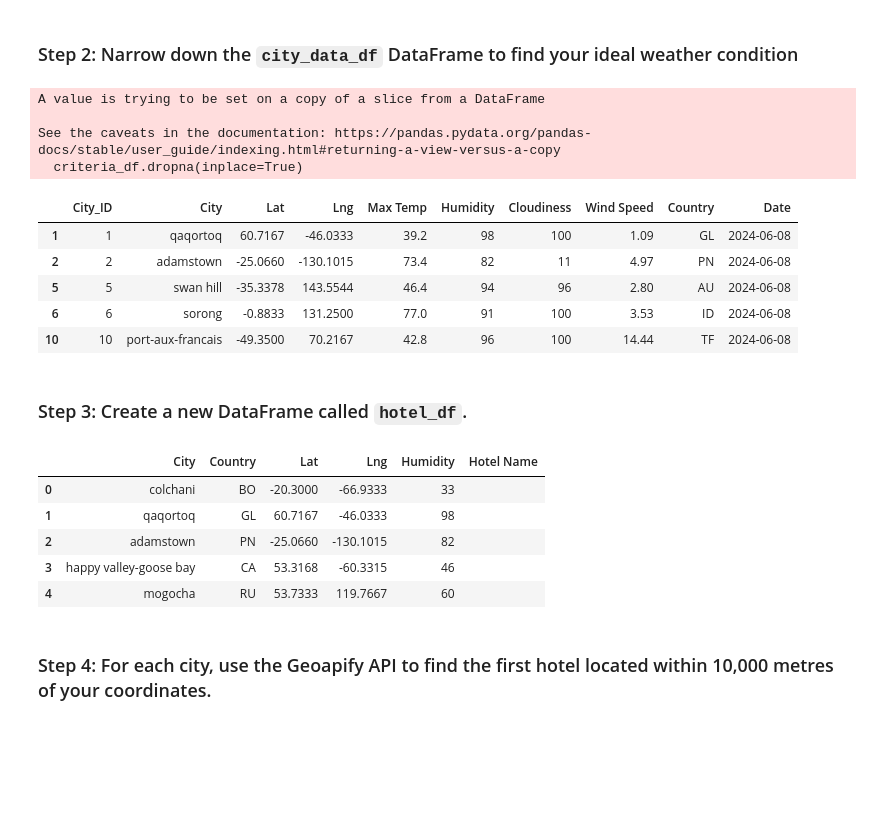
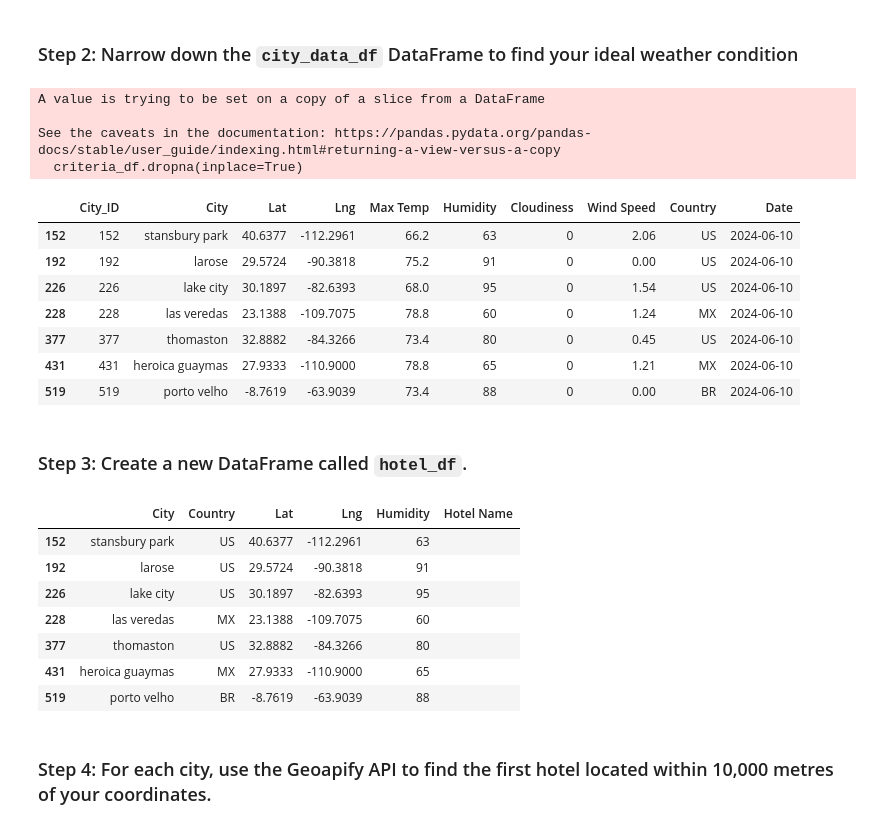
Before and after one commit to kimmiekc/python-api-challenge, a Jupyter notebook: WeatherPy/VacationPy.ipynb, the cells around one changed output. Cells and saved outputs as stored; diff of their text form; code cells hidden in the pictures; blank space fills up the shorter version.

```diff
--- a/WeatherPy/VacationPy.ipynb
+++ b/WeatherPy/VacationPy.ipynb
@@ -56,42 +53,53 @@ map_plot
 ### Step 2: Narrow down the `city_data_df` DataFrame to find your ideal weather condition
 # %%
 # Narrow down cities that fit criteria (for example, humidity > 70 and max temp < 90)
-criteria_df = city_data_df[(city_data_df['Humidity'] > 70) & (city_data_df['Max Temp'] < 90)]
+criteria_df = city_data_df[
+    (city_data_df['Humidity'] > 50) &
+    (city_data_df['Max Temp'] > 65) &
+    (city_data_df['Max Temp'] < 90) &
+    (city_data_df['Wind Speed'] < 2.5) &
+    (city_data_df['Cloudiness'] == 0)
+]
+
 
 # Drop any rows with null values
 criteria_df.dropna(inplace=True)
 
 # Display sample data
-criteria_df.head()
+criteria_df
 # %% [output]
 A value is trying to be set on a copy of a slice from a DataFrame
 
 See the caveats in the documentation: https://pandas.pydata.org/pandas-docs/stable/user_guide/indexing.html#returning-a-view-versus-a-copy
   criteria_df.dropna(inplace=True)
 |  | City_ID | City | Lat | Lng | Max Temp | Humidity | Cloudiness | Wind Speed | Country | Date |
-| 1 | 1 | qaqortoq | 60.7167 | -46.0333 | 39.2 | 98 | 100 | 1.09 | GL | 2024-06-08 |
-| 2 | 2 | adamstown | -25.0660 | -130.1015 | 73.4 | 82 | 11 | 4.97 | PN | 2024-06-08 |
-| 5 | 5 | swan hill | -35.3378 | 143.5544 | 46.4 | 94 | 96 | 2.80 | AU | 2024-06-08 |
-| 6 | 6 | sorong | -0.8833 | 131.2500 | 77.0 | 91 | 100 | 3.53 | ID | 2024-06-08 |
-| 10 | 10 | port-aux-francais | -49.3500 | 70.2167 | 42.8 | 96 | 100 | 14.44 | TF | 2024-06-08 |
+| 152 | 152 | stansbury park | 40.6377 | -112.2961 | 66.2 | 63 | 0 | 2.06 | US | 2024-06-10 |
+| 192 | 192 | larose | 29.5724 | -90.3818 | 75.2 | 91 | 0 | 0.00 | US | 2024-06-10 |
+| 226 | 226 | lake city | 30.1897 | -82.6393 | 68.0 | 95 | 0 | 1.54 | US | 2024-06-10 |
+| 228 | 228 | las veredas | 23.1388 | -109.7075 | 78.8 | 60 | 0 | 1.24 | MX | 2024-06-10 |
+| 377 | 377 | thomaston | 32.8882 | -84.3266 | 73.4 | 80 | 0 | 0.45 | US | 2024-06-10 |
+| 431 | 431 | heroica guaymas | 27.9333 | -110.9000 | 78.8 | 65 | 0 | 1.21 | MX | 2024-06-10 |
+| 519 | 519 | porto velho | -8.7619 | -63.9039 | 73.4 | 88 | 0 | 0.00 | BR | 2024-06-10 |
 # %% [markdown]
 ### Step 3: Create a new DataFrame called `hotel_df`.
 # %%
 # Use the Pandas copy function to create DataFrame called hotel_df to store the city, country, coordinates, and humidity
-hotel_df = city_data_df[['City', 'Country', 'Lat', 'Lng', 'Humidity']].copy()
+hotel_df = criteria_df[['City', 'Country', 'Lat', 'Lng', 'Humidity']].copy()
 
 # Add an empty column, "Hotel Name," to the DataFrame
 hotel_df['Hotel Name'] = ''
 
 # Display sample data
-hotel_df.head()
+hotel_df
 # %% [output]
 |  | City | Country | Lat | Lng | Humidity | Hotel Name |
-| 0 | colchani | BO | -20.3000 | -66.9333 | 33 |  |
-| 1 | qaqortoq | GL | 60.7167 | -46.0333 | 98 |  |
-| 2 | adamstown | PN | -25.0660 | -130.1015 | 82 |  |
-| 3 | happy valley-goose bay | CA | 53.3168 | -60.3315 | 46 |  |
-| 4 | mogocha | RU | 53.7333 | 119.7667 | 60 |  |
+| 152 | stansbury park | US | 40.6377 | -112.2961 | 63 |  |
+| 192 | larose | US | 29.5724 | -90.3818 | 91 |  |
+| 226 | lake city | US | 30.1897 | -82.6393 | 95 |  |
+| 228 | las veredas | MX | 23.1388 | -109.7075 | 60 |  |
+| 377 | thomaston | US | 32.8882 | -84.3266 | 80 |  |
+| 431 | heroica guaymas | MX | 27.9333 | -110.9000 | 65 |  |
+| 519 | porto velho | BR | -8.7619 | -63.9039 | 88 |  |
 # %% [markdown]
 ### Step 4: For each city, use the Geoapify API to find the first hotel located within 10,000 metres of your coordinates.
 # %%
```
Also changed, not shown: parts of 7 cells of this notebook, 6 other files.
